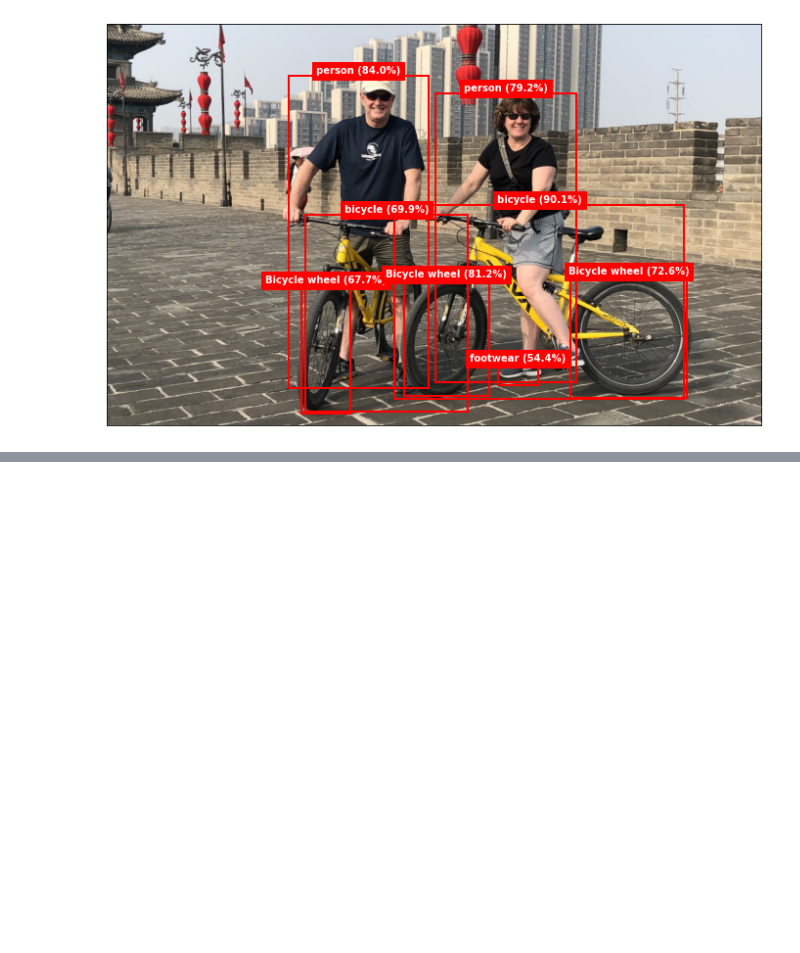
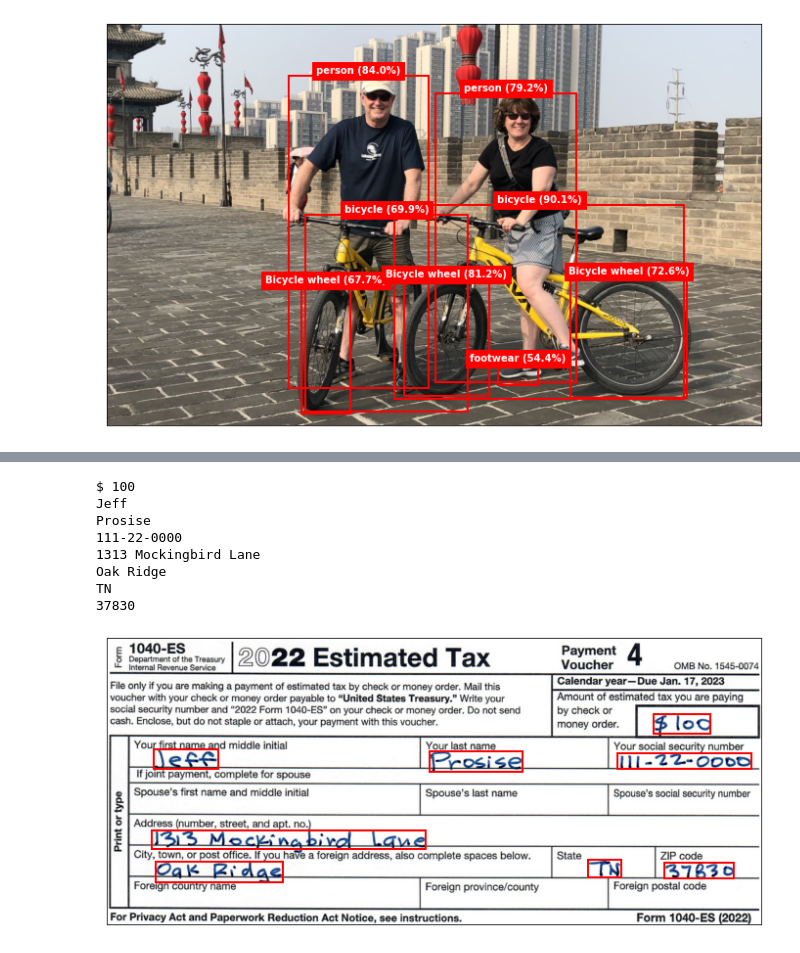
Before and after one commit to jeffprosise/Applied-Machine-Learning, a Jupyter notebook: Chapter 14/Computer Vision Service.ipynb, the cells around one changed output, grey strips where cells are left out. Drawn from its saved outputs; the diff is of its cells as text; code cells hidden in the pictures; blank space fills up the shorter version.

```diff
--- a/Chapter 14/Computer Vision Service.ipynb
+++ b/Chapter 14/Computer Vision Service.ipynb
@@ -243,3 +244,35 @@ For Privacy Act and Paperwork Reduction Act Notice, see instructions.
+# %%
+image = plt.imread('Data/1040-es.jpg')
+fig, ax = plt.subplots(figsize=(12, 8), subplot_kw={'xticks': [], 'yticks': []})
+ax.imshow(image)
+
+with open('Data/1040-es.jpg', mode='rb') as image:
+    response = client.read_in_stream(image, raw=True)
+
+    location = response.headers["Operation-Location"]
+    opid = location[len(location) - 36:]
+    results = client.get_read_result(opid)
+
+    while results.status == OperationStatusCodes.running:
+        results = client.get_read_result(opid)
+        time.sleep(1)
+
+    if results.status == OperationStatusCodes.succeeded:
+        for result in results.analyze_result.read_results:
+            for line in result.lines:
+                if (line.appearance.style.name == 'handwriting'):
+                    print(line.text)
+                    draw_box(line.bounding_box)
+# %% [output]
+$ 100
+Jeff
+Prosise
+111-22-0000
+1313 Mockingbird Lane
+Oak Ridge
+TN
+37830
+[figure, added]
 # %%
 from azure.cognitiveservices.vision.computervision.models import ComputerVisionErrorResponseException
 from azure.core.exceptions import AzureError
```
Also changed, not shown: parts of 4 cells of this notebook, 3 other files.
